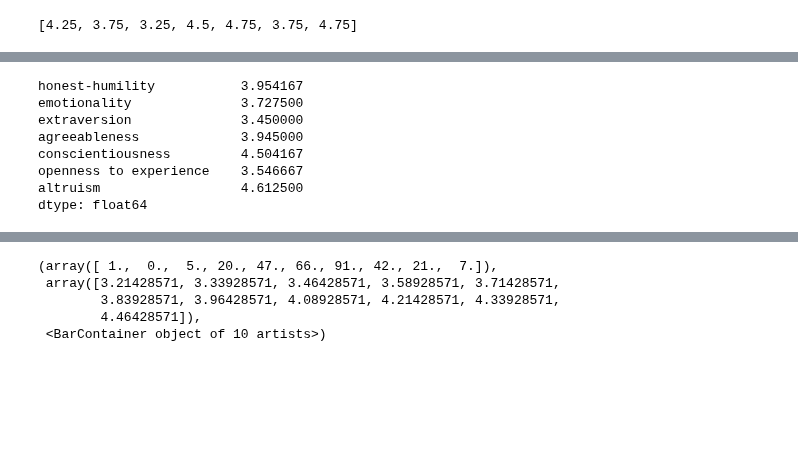
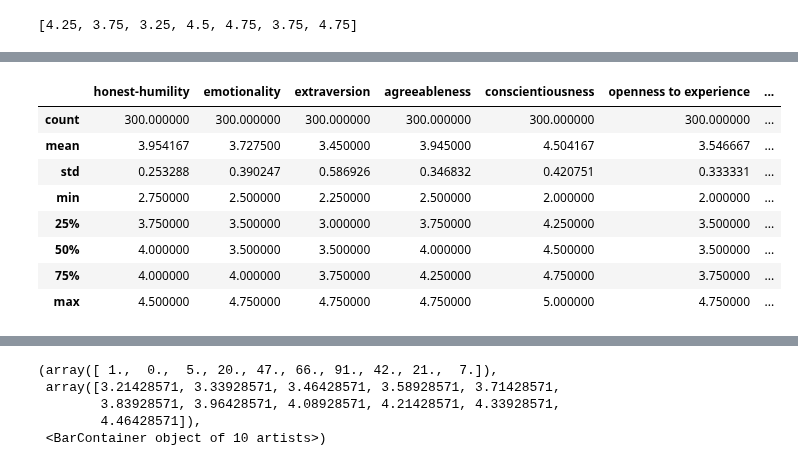
Before and after one commit to amir-abdullah-thoughtworks/psychometrics_for_LLMs, a Jupyter notebook: llm_psychometrics/notebooks/hexaco_personas_analysis_v0.ipynb, the cells around one changed output, grey strips where cells are left out. Saved outputs shown, nothing was run; the diff lists cells and outputs as text; code cells hidden in the pictures; blank space fills up the shorter version.

```diff
--- a/llm_psychometrics/notebooks/hexaco_personas_analysis_v0.ipynb
+++ b/llm_psychometrics/notebooks/hexaco_personas_analysis_v0.ipynb
@@ -155,11 +168,13 @@ hexaco_trait_persona_df
-# %%
-hexaco_trait_persona_df.mean(axis = 0)
-# %% [output]
-honest-humility           3.954167
-emotionality              3.727500
-extraversion              3.450000
-agreeableness             3.945000
-conscientiousness         4.504167
-openness to experience    3.546667
-altruism                  4.612500
-dtype: float64
+# %%
+# global average and std
+hexaco_trait_persona_df.describe()
+# %% [output]
+|  | honest-humility | emotionality | extraversion | agreeableness | conscientiousness | openness to experience | ... |
+| count | 300.000000 | 300.000000 | 300.000000 | 300.000000 | 300.000000 | 300.000000 | ... |
+| mean | 3.954167 | 3.727500 | 3.450000 | 3.945000 | 4.504167 | 3.546667 | ... |
+| std | 0.253288 | 0.390247 | 0.586926 | 0.346832 | 0.420751 | 0.333331 | ... |
+| min | 2.750000 | 2.500000 | 2.250000 | 2.500000 | 2.000000 | 2.000000 | ... |
+| 25% | 3.750000 | 3.500000 | 3.000000 | 3.750000 | 4.250000 | 3.500000 | ... |
+| 50% | 4.000000 | 3.500000 | 3.500000 | 4.000000 | 4.500000 | 3.500000 | ... |
+| 75% | 4.000000 | 4.000000 | 3.750000 | 4.250000 | 4.750000 | 3.750000 | ... |
+| max | 4.500000 | 4.750000 | 4.750000 | 4.750000 | 5.000000 | 4.750000 | ... |
```
Also changed, not shown: parts of 5 cells of this notebook, 5 other files.
